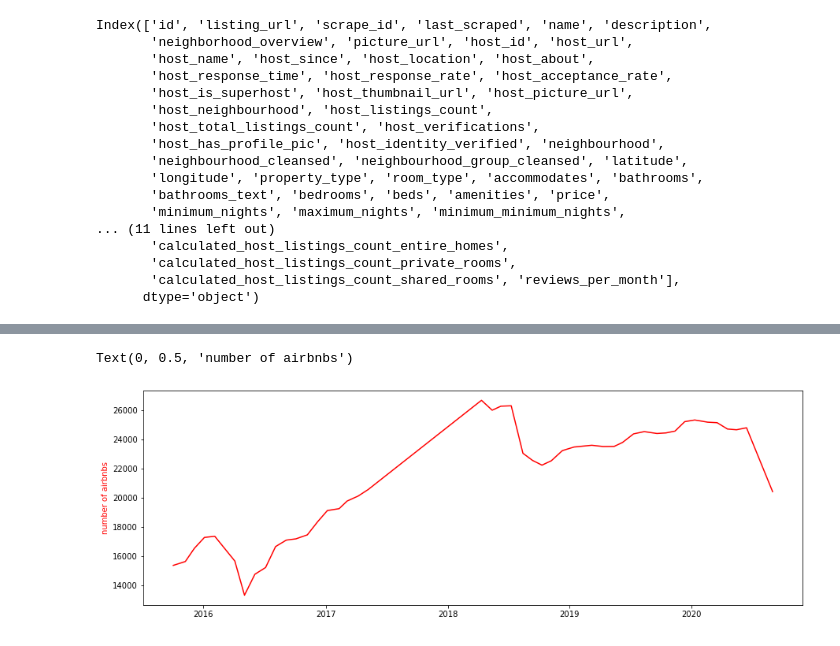
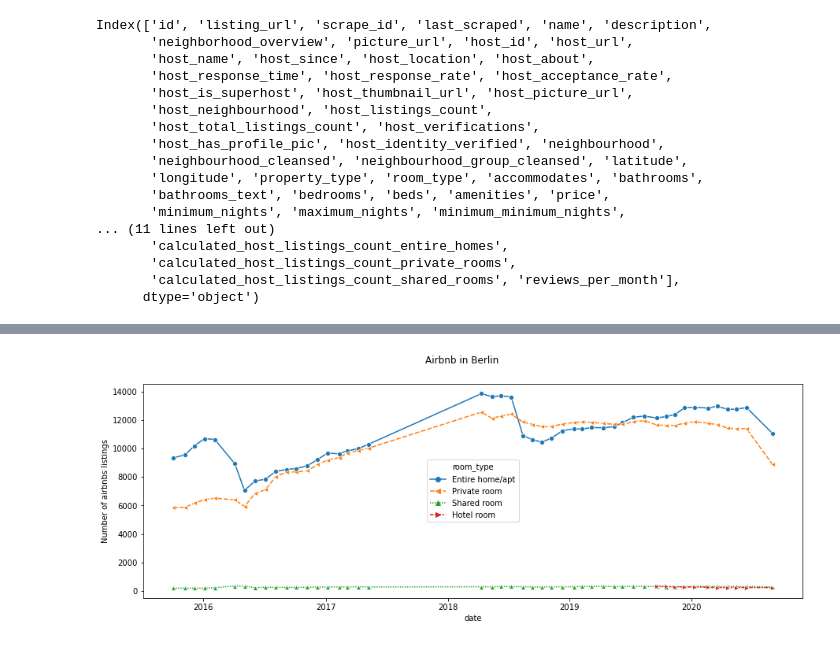
Before and after one commit to joao-dias-25/Airbnb-Dynamics-Berlin, a Jupyter notebook: merging.ipynb, the cells around one changed output, grey strips where cells are left out. Cells and saved outputs as stored; diff of their text form; code cells hidden in the pictures.

```diff
--- a/merging.ipynb
+++ b/merging.ipynb
@@ -83,11 +106,0 @@ newdf
-# %%
-
-fig, ax1 = plt.subplots(figsize=(15,5))
-
-airbnbs=newdf.groupby('date').count()
-
-ax1.plot(airbnbs['latitude'] , color='r')
-ax1.set_ylabel('number of airbnbs',color='r')
-# %% [output]
-Text(0, 0.5, 'number of airbnbs')
-[figure, removed]
@@ -95 +112,7 @@ Text(0, 0.5, 'number of airbnbs')
 newdf[['latitude','longitude']]=newdf[['latitude','longitude']].round(decimals=5)
+# %%
+#clean the price
+
+newdf.price=pd.to_numeric(newdf.price.str.replace('$','').str.replace(',',''))
+# %%
+airbnbs=newdf.groupby(['date', 'room_type'], as_index=False).count()
@@ -96,3 +121,19 @@ newdf[['latitude','longitude']]=newdf[['latitude','longitude']].round(decimals=5
+# %%
+# have a look on the number of airbnbs data through time
+
+fig, ax1 = plt.subplots(figsize=(15,5))
+
+
+
+sns.lineplot(x = "date", y = "id", data = airbnbs, hue = "room_type",
+             style = "room_type", markers = ["o", "<", "^",'>'],  legend="brief",)
+
+
+ax1.set_ylabel('Number of airbnbs listings')
+fig.suptitle("Airbnb in Berlin")
+fig.savefig("Listings in Berlin.png")
+# %% [output]
+[figure, added]
 # %%
 # save file
 # dont run if not necessary
```
Also changed, not shown: parts of 16 cells of this notebook, 5 other files.
